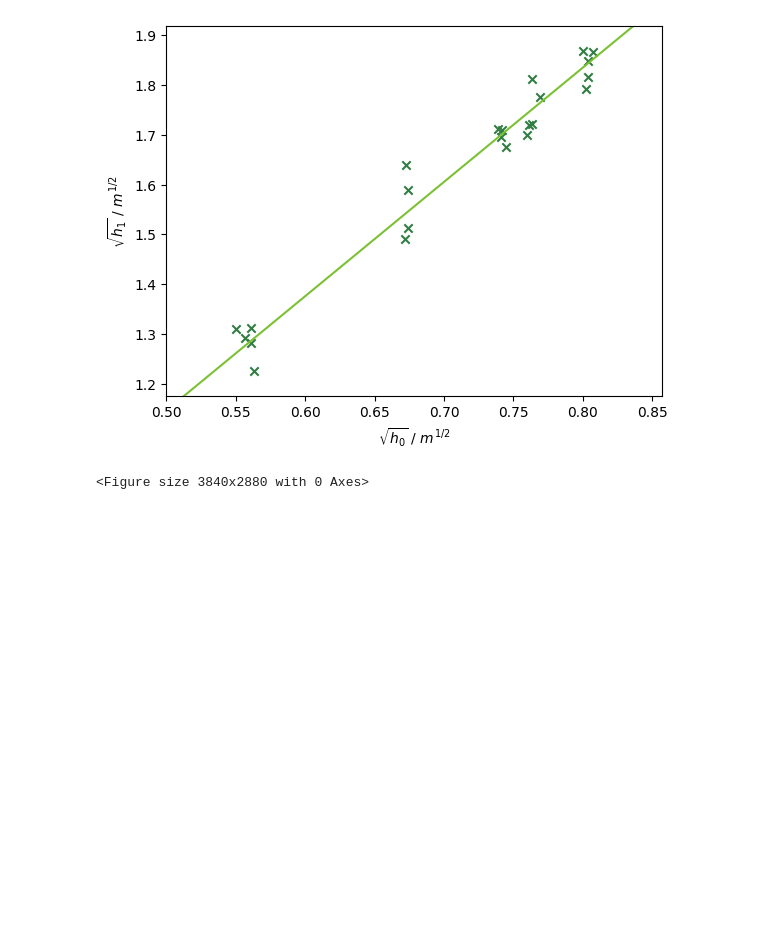
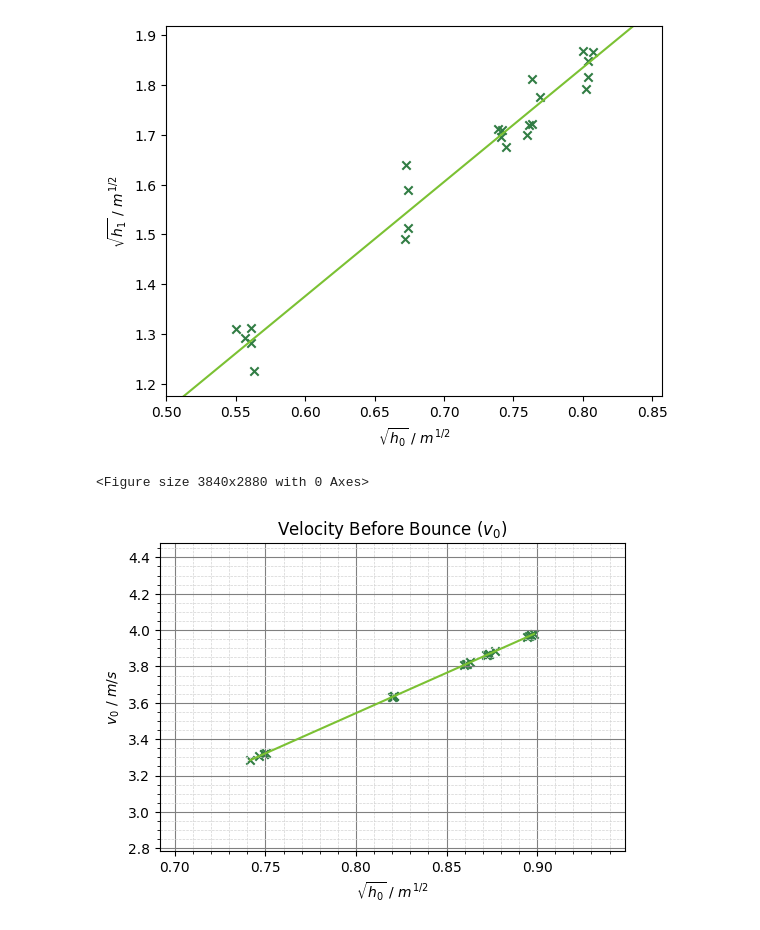
Before and after one commit to Aaryan-Varshney/practical-project-25, a Jupyter notebook: ball_drops.ipynb, the cells around one changed output. Drawn from its saved outputs; the diff is of its cells as text; code cells hidden in the pictures; blank space fills up the shorter version.

```diff
--- a/ball_drops.ipynb
+++ b/ball_drops.ipynb
@@ -54,3 +111,35 @@ plt.show()
 # %% [output]
 [figure]
 <Figure size 3840x2880 with 0 Axes>
+# %%
+# Define sqrt of initial and final heights for the x-axis
+sqrt_initial = np.sqrt(initial)
+sqrt_final = np.sqrt(final)
+
+# Recalculate x and y ranges
+x_v0_range = (np.min(sqrt_initial) - 0.05, np.max(sqrt_initial) + 0.05)
+y_v0_range = (np.min(v0) - 0.5, np.max(v0) + 0.5)
+
+# Plot the v0 graph
+plt.figure(figsize=(6, 4))
+plt.scatter(sqrt_initial, v0, marker='x', color='#317d44')  # Use sqrt(initial) for x-axis
+plt.xlabel(r'$\sqrt{h_0}$ / $m^{1/2}$')
+plt.ylabel(r'$v_0$ / $m/s$')
+
+# Calculate trendline for v0
+slope_v0 = np.sum(sqrt_initial * v0) / np.sum(sqrt_initial * sqrt_initial)
+trendline_v0_x = np.linspace(np.min(sqrt_initial), np.max(sqrt_initial), 100)
+trendline_v0_y = slope_v0 * trendline_v0_x
+plt.plot(trendline_v0_x, trendline_v0_y, color='#7bc133')
+
+# Set proper limits
+plt.xlim(x_v0_range)
+plt.ylim(y_v0_range)
+plt.grid(which='major', color='gray', linestyle='-', linewidth=0.8)
+plt.minorticks_on()
+plt.grid(which='minor', color='lightgray', linestyle='--', linewidth=0.5)
+
+plt.title('Velocity Before Bounce ($v_0$)')
+plt.show()
+# %% [output]
+[figure, added]
```
Also changed, not shown: parts of 5 cells of this notebook.
